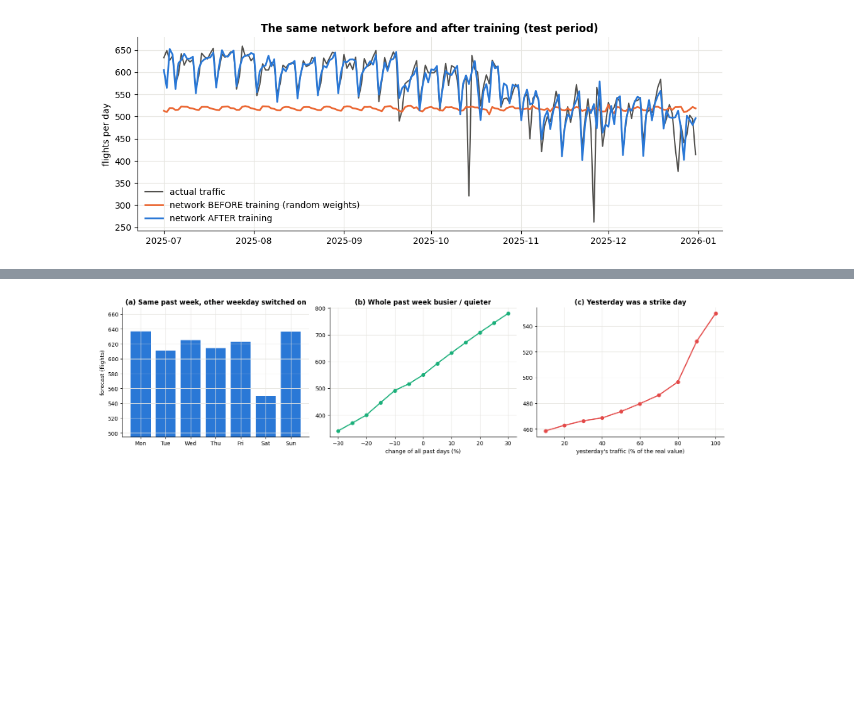
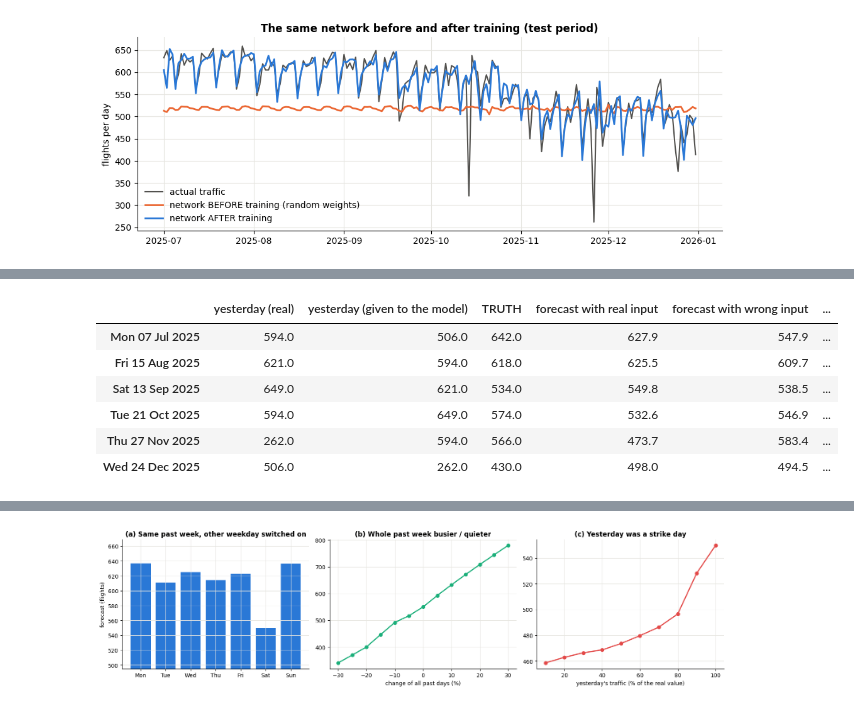
Before and after one commit to dblue-tech/ai-lab, a Jupyter notebook: lab1_airport_traffic/Lab1_part2_inside_the_model.ipynb, the cells around one changed output, grey strips where cells are left out. Saved outputs shown, nothing was run; the diff lists cells and outputs as text; code cells hidden in the pictures; blank space fills up the shorter version.

```diff
--- a/lab1_airport_traffic/Lab1_part2_inside_the_model.ipynb
+++ b/lab1_airport_traffic/Lab1_part2_inside_the_model.ipynb
@@ -493,0 +507,27 @@ The 7 weekday switches are shuffled together, as one piece of information.
+# %%
+example_dates = pd.to_datetime(["2025-07-07", "2025-08-15", "2025-09-13", "2025-10-21", "2025-11-27", "2025-12-24"])   # six test days
+example_days = np.where(dates.isin(example_dates))[0]   # their positions among the examples
+column = LOOKBACK - 1                              # the column of "traffic yesterday" (the last of the past days)
+wrong_order = [5, 0, 1, 2, 3, 4]                   # each day takes the value of the previous day in the list (the first takes the last)
+
+real_inputs = X_raw[example_days]                  # the real inputs of the six days
+wrong_inputs = real_inputs.copy()                  # a copy, in which we will put the wrong values...
+wrong_inputs[:, column] = real_inputs[wrong_order, column]   # ...each day gets "yesterday" of another of the six days
+
+demo = pd.DataFrame(index=dates[example_days].strftime("%a %d %b %Y"))   # one row per day
+demo["yesterday (real)"] = real_inputs[:, column].astype(float).round()                # the true value of the input
+demo["yesterday (given to the model)"] = wrong_inputs[:, column].astype(float).round() # the false value we give instead
+demo["TRUTH"] = y_true[example_days].astype(float).round()                             # what really happened (unchanged!)
+demo["forecast with real input"] = saved.forecast_many(real_inputs).astype(float).round(1)   # the normal forecast
+demo["forecast with wrong input"] = saved.forecast_many(wrong_inputs).astype(float).round(1) # the forecast with the false value
+demo["error before"] = (demo["forecast with real input"] - demo["TRUTH"]).abs().round(1)   # size of the normal error
+demo["error after"] = (demo["forecast with wrong input"] - demo["TRUTH"]).abs().round(1)   # size of the error with the false value
+demo                                                # display the table
+# %% [output]
+|  | yesterday (real) | yesterday (given to the model) | TRUTH | forecast with real input | forecast with wrong input | ... |
+| Mon 07 Jul 2025 | 594.0 | 506.0 | 642.0 | 627.9 | 547.9 | ... |
+| Fri 15 Aug 2025 | 621.0 | 594.0 | 618.0 | 625.5 | 609.7 | ... |
+| Sat 13 Sep 2025 | 649.0 | 621.0 | 534.0 | 549.8 | 538.5 | ... |
+| Tue 21 Oct 2025 | 594.0 | 649.0 | 574.0 | 532.6 | 546.9 | ... |
+| Thu 27 Nov 2025 | 262.0 | 594.0 | 566.0 | 473.7 | 583.4 | ... |
+| Wed 24 Dec 2025 | 506.0 | 262.0 | 430.0 | 498.0 | 494.5 | ... |
```
Also changed, not shown: parts of 5 cells of this notebook, 3 other files.
